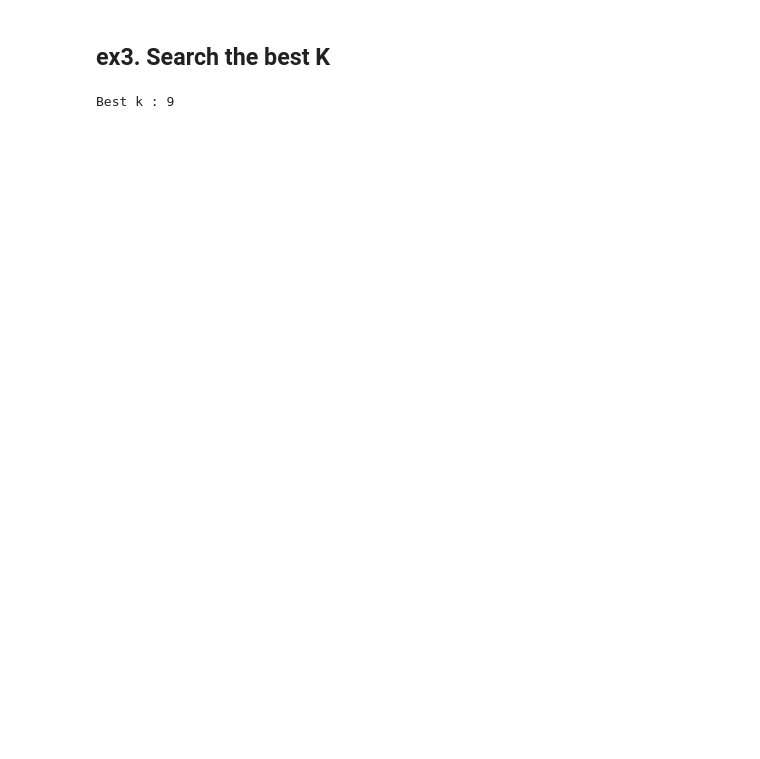
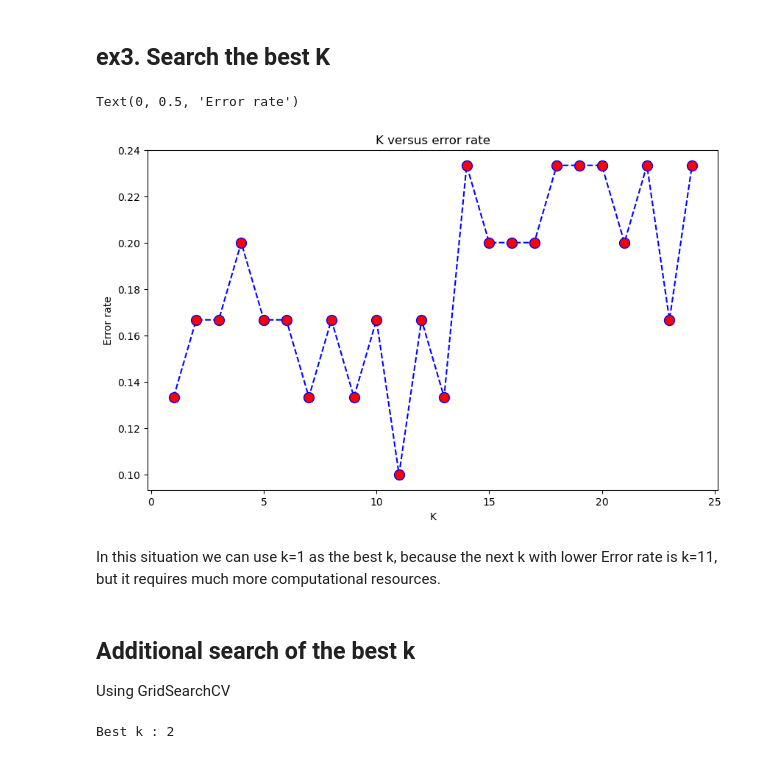
Before and after one commit to vitalii-novikov/ml_projects, a Jupyter notebook: kNN method/kNN (Python)/hw1.ipynb, the cells around one changed output. Drawn from its saved outputs; the diff is of its cells as text; code cells hidden in the pictures; blank space fills up the shorter version.

```diff
--- a/kNN method/kNN (Python)/hw1.ipynb
+++ b/kNN method/kNN (Python)/hw1.ipynb
@@ -72,13 +47,40 @@ Accuracy: 1.0
 # %% [markdown]
 ## ex3. Search the best K
+# %%
+# Exhaustive search for k up to k==25
+error_rate = []
+
+for i in range(1, 25):
+    classifier = KNeighborsClassifier(n_neighbors = i, metric = 'euclidean')
+    classifier.fit(X_train, np.ravel(y_train))
+    pred_i = classifier.predict(X_test)
+
+    error_rate.append(np.mean(pred_i != np.ravel(y_test)))
+# %%
+# Plotting the error rates for differnt k
+plt.figure(figsize=(10, 6))
+
+plt.plot(range(1, 25), error_rate, color='blue', linestyle='--',
+         markersize=10, markerfacecolor='red', marker='o')
+plt.title('K versus error rate')
+plt.xlabel('K')
+plt.ylabel('Error rate')
+# %% [output]
+Text(0, 0.5, 'Error rate')
+[figure, added]
+# %% [markdown]
+In this situation we can use k=1 as the best k, because the next k with lower Error rate is k=11, but it requires much more computational resources.
+# %% [markdown]
+## Additional search of the best k
+Using GridSearchCV
 # %%
-from sklearn.model_selection import GridSearchCV
+
 gs = GridSearchCV(estimator = knn,
-    param_grid = {'n_neighbors' : list(range(1,10))},
+    param_grid = {'n_neighbors' : list(range(1,25))},
     scoring = 'accuracy',
-    cv = 10,
+    cv = 5,
     refit = True)
 best_model = gs.fit(X_train, y_train).best_estimator_
 print('Best k : %d' % best_model.get_params()['n_neighbors'])
 # %% [output]
-Best k : 9
+Best k : 2
```
Also changed, not shown: parts of 8 cells of this notebook.
